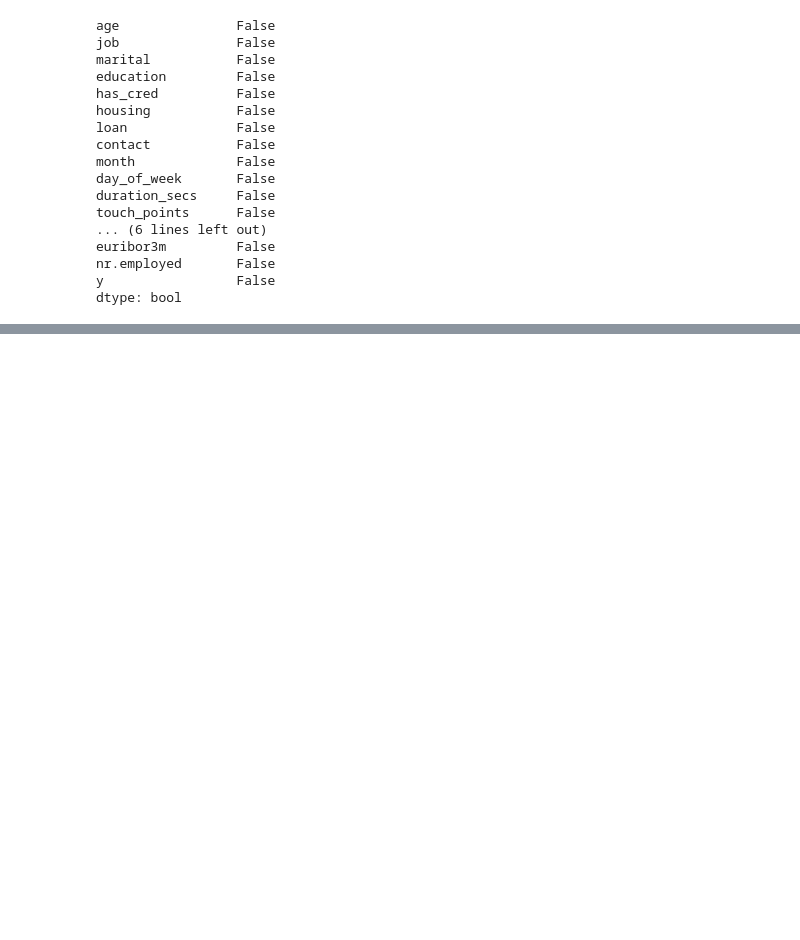
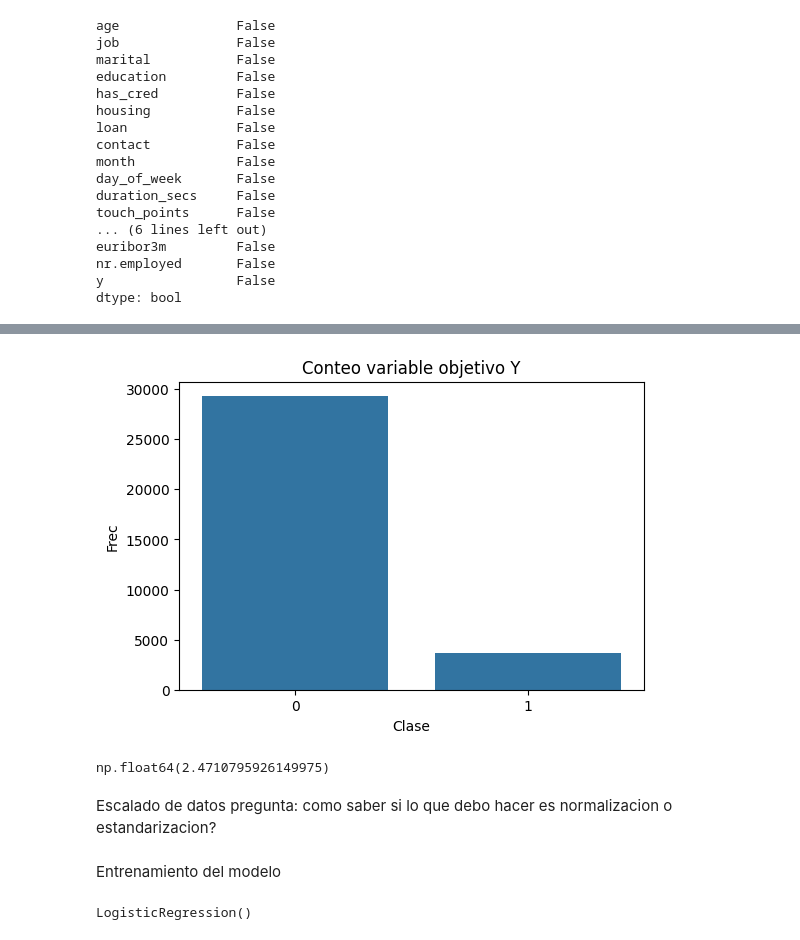
Before and after one commit to 4GeeksAcademy/anagabsr-intro-ml, a Jupyter notebook: src/01-logistic-regression.ipynb, the cells around one changed output, grey strips where cells are left out. Drawn from its saved outputs; the diff is of its cells as text; code cells hidden in the pictures; blank space fills up the shorter version.

Commit message:
logistic regression project - depositos

```diff
--- a/src/01-logistic-regression.ipynb
+++ b/src/01-logistic-regression.ipynb
@@ -188,0 +225,2 @@ msno.matrix(df)
+# %%
+df['y'] = df['y'].map({'no': 0, 'yes': 1})
@@ -188,0 +245,5 @@ msno.matrix(df)
+# %%
+X = df.drop('y',axis=1)
+Y = df['y']
+# %%
+X_train,X_test,Y_train,Y_Test = train_test_split(X,Y,test_size=0.2,random_state=42)
@@ -188,0 +855,19 @@ msno.matrix(df)
+# %%
+conteo = Y_train.value_counts()
+
+plt.figure(figsize=(6,4))
+sns.barplot(x=conteo.index,y=conteo.values)
+plt.title('Conteo variable objetivo Y')
+plt.xlabel('Clase')
+plt.ylabel('Frec')
+plt.show()
+# %% [output]
+[figure, added]
+# %%
+Y_train.skew()
+#cola larga a la derecha
+# %% [output]
+np.float64(2.4710795926149975)
+# %% [markdown]
+Escalado de datos
+pregunta: como saber si lo que debo hacer es normalizacion o estandarizacion?
@@ -188,0 +879,7 @@ msno.matrix(df)
+# %% [markdown]
+Entrenamiento del modelo
+# %%
+modelv1 = LogisticRegression()
+modelv1.fit(X_train_sc,Y_train)
+# %% [output]
+LogisticRegression()
```
Also changed, not shown: parts of 74 cells of this notebook, 1 other file.
